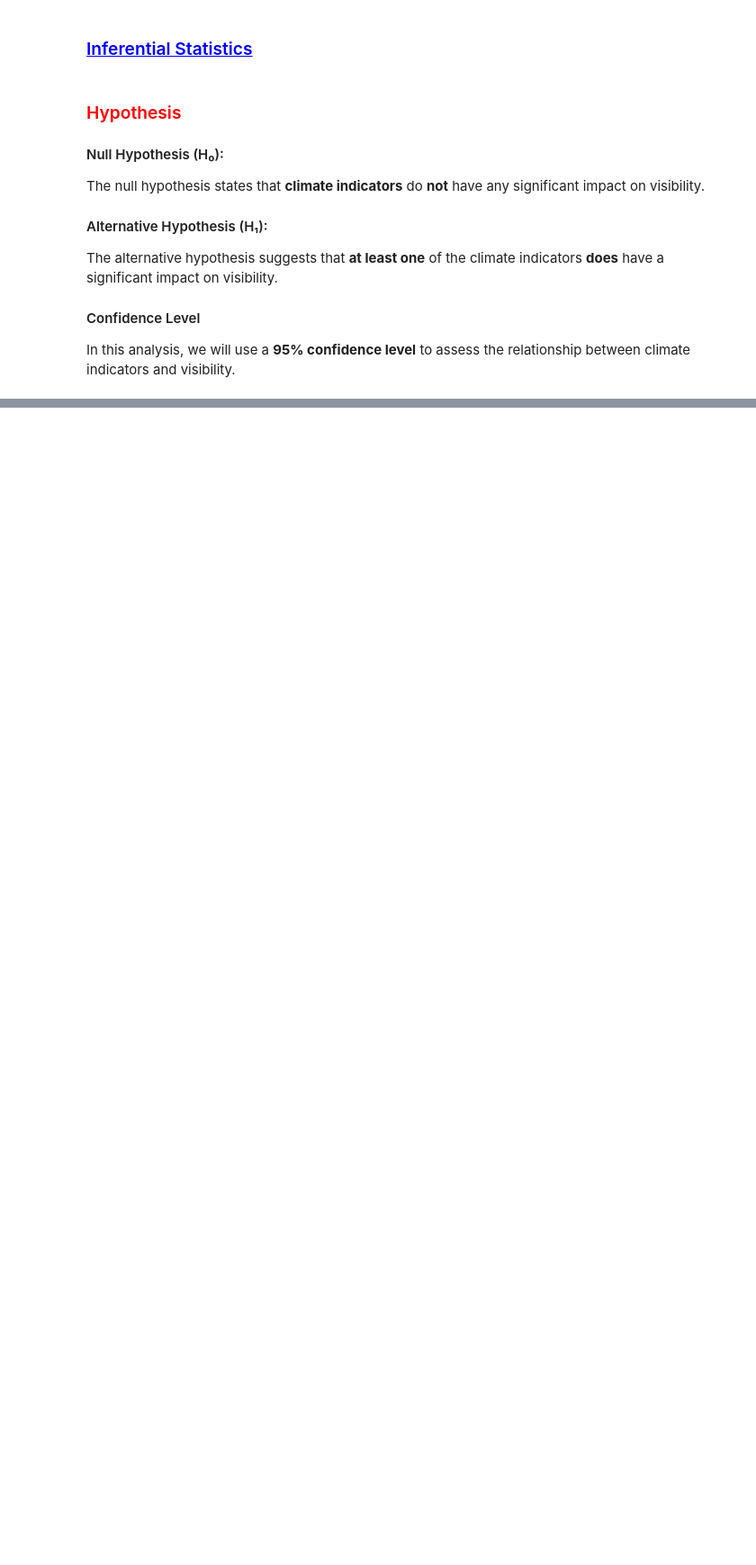
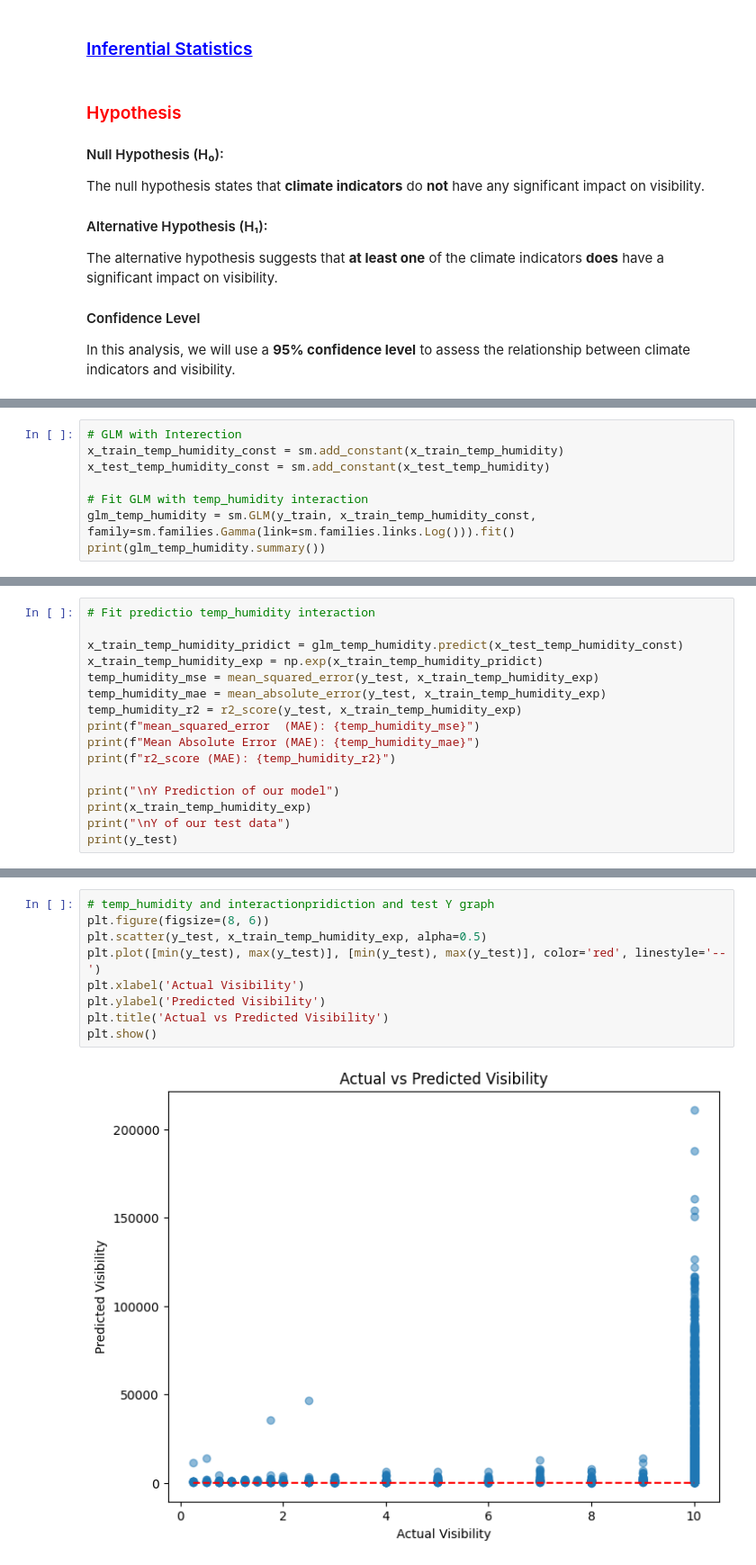
Before and after one commit to Muzhgan-Rustaqi/Impact-of-Climate-Variables-on-Visibility, a Jupyter notebook: final_project.ipynb, the cells around one changed output, grey strips where cells are left out. Shown at 90% size. Cells and saved outputs as stored; diff of their text form; blank space fills up the shorter version.

```diff
--- a/final_project.ipynb
+++ b/final_project.ipynb
@@ -528,0 +690,8 @@ In this analysis, we will use a **95% confidence level** to assess the relations
+# %%
+# GLM with Interection
+x_train_temp_humidity_const = sm.add_constant(x_train_temp_humidity)
+x_test_temp_humidity_const = sm.add_constant(x_test_temp_humidity)
+
+# Fit GLM with temp_humidity interaction
+glm_temp_humidity = sm.GLM(y_train, x_train_temp_humidity_const, family=sm.families.Gamma(link=sm.families.links.Log())).fit()
+print(glm_temp_humidity.summary())
@@ -528,0 +716,16 @@ In this analysis, we will use a **95% confidence level** to assess the relations
+# %%
+# Fit predictio temp_humidity interaction
+
+x_train_temp_humidity_pridict = glm_temp_humidity.predict(x_test_temp_humidity_const)
+x_train_temp_humidity_exp = np.exp(x_train_temp_humidity_pridict)
+temp_humidity_mse = mean_squared_error(y_test, x_train_temp_humidity_exp)
+temp_humidity_mae = mean_absolute_error(y_test, x_train_temp_humidity_exp)
+temp_humidity_r2 = r2_score(y_test, x_train_temp_humidity_exp)
+print(f"mean_squared_error  (MAE): {temp_humidity_mse}")
+print(f"Mean Absolute Error (MAE): {temp_humidity_mae}")
+print(f"r2_score (MAE): {temp_humidity_r2}")
+
+print("\nY Prediction of our model")
+print(x_train_temp_humidity_exp)
+print("\nY of our test data")
+print(y_test)
@@ -528,0 +750,11 @@ In this analysis, we will use a **95% confidence level** to assess the relations
+# %%
+# temp_humidity and interactionpridiction and test Y graph
+plt.figure(figsize=(8, 6))
+plt.scatter(y_test, x_train_temp_humidity_exp, alpha=0.5)
+plt.plot([min(y_test), max(y_test)], [min(y_test), max(y_test)], color='red', linestyle='--')
+plt.xlabel('Actual Visibility')
+plt.ylabel('Predicted Visibility')
+plt.title('Actual vs Predicted Visibility')
+plt.show()
+# %% [output]
+[figure, added]
```
Also changed, not shown: parts of 27 cells of this notebook.
